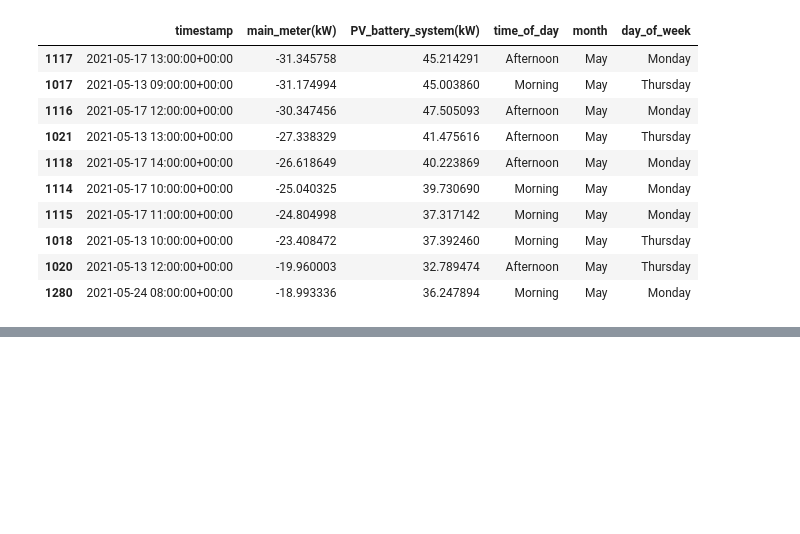
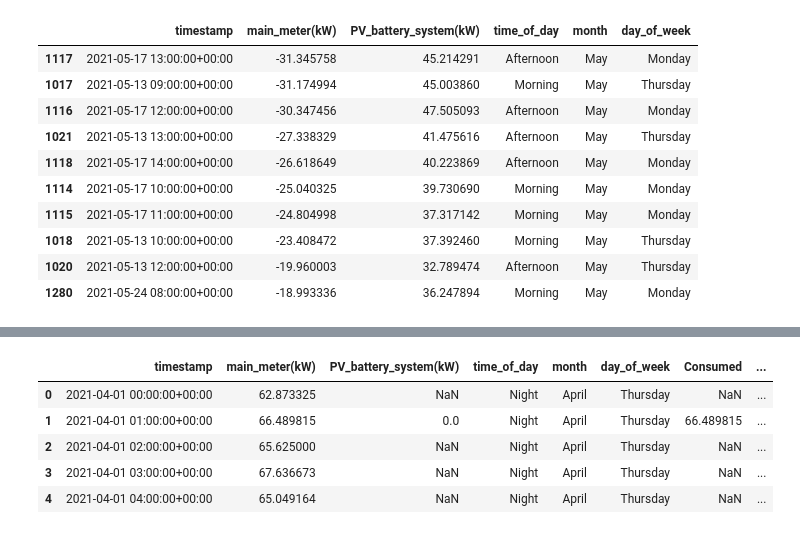
Before and after one commit to tenseisoham/payday, a Jupyter notebook: code/eda_nor_L06_B01.ipynb, the cells around one changed output, grey strips where cells are left out. Cells and saved outputs as stored; diff of their text form; code cells hidden in the pictures; blank space fills up the shorter version.

```diff
--- a/code/eda_nor_L06_B01.ipynb
+++ b/code/eda_nor_L06_B01.ipynb
@@ -207,0 +227,35 @@ top_10_min_ratings
+# %%
+import pandas as pd
+
+# Assuming df_1h is your DataFrame and already loaded
+
+# Filter out Saturdays and Sundays
+non_weekend_df = df_1h[~df_1h['day_of_week'].isin(['Saturday', 'Sunday'])]
+
+# Find the top 20 minimum observed 'main_meter(kW)' ratings
+top_20_min_ratings = non_weekend_df.nsmallest(20, 'main_meter(kW)')
+
+# Create a new column for baseline load
+df_1h['baseline_load_month'] = None
+
+# Iterate over each unique month and find the minimum load for that month
+for month in df_1h['timestamp'].dt.to_period('M').unique():
+
+    month_df = non_weekend_df[non_weekend_df['timestamp'].dt.to_period('M') == month]
+
+    if not month_df.empty:
+        # Get the minimum load for this month
+        min_load = month_df['Consumed'].min()
+
+        # Assign the minimum load to all days in this month
+        df_1h.loc[df_1h['timestamp'].dt.to_period('M') == month, 'baseline_load_month'] = min_load
+
+# Now, df_1h has a new column 'baseline_load' with the minimum load observed for each month
+df_1h.head()
+# %% [output]
+|  | timestamp | main_meter(kW) | PV_battery_system(kW) | time_of_day | month | day_of_week | Consumed | ... |
+| 0 | 2021-04-01 00:00:00+00:00 | 62.873325 | NaN | Night | April | Thursday | NaN | ... |
+| 1 | 2021-04-01 01:00:00+00:00 | 66.489815 | 0.0 | Night | April | Thursday | 66.489815 | ... |
+| 2 | 2021-04-01 02:00:00+00:00 | 65.625000 | NaN | Night | April | Thursday | NaN | ... |
+| 3 | 2021-04-01 03:00:00+00:00 | 67.636673 | NaN | Night | April | Thursday | NaN | ... |
+| 4 | 2021-04-01 04:00:00+00:00 | 65.049164 | NaN | Night | April | Thursday | NaN | ... |
```
Also changed, not shown: parts of 4 cells of this notebook.
